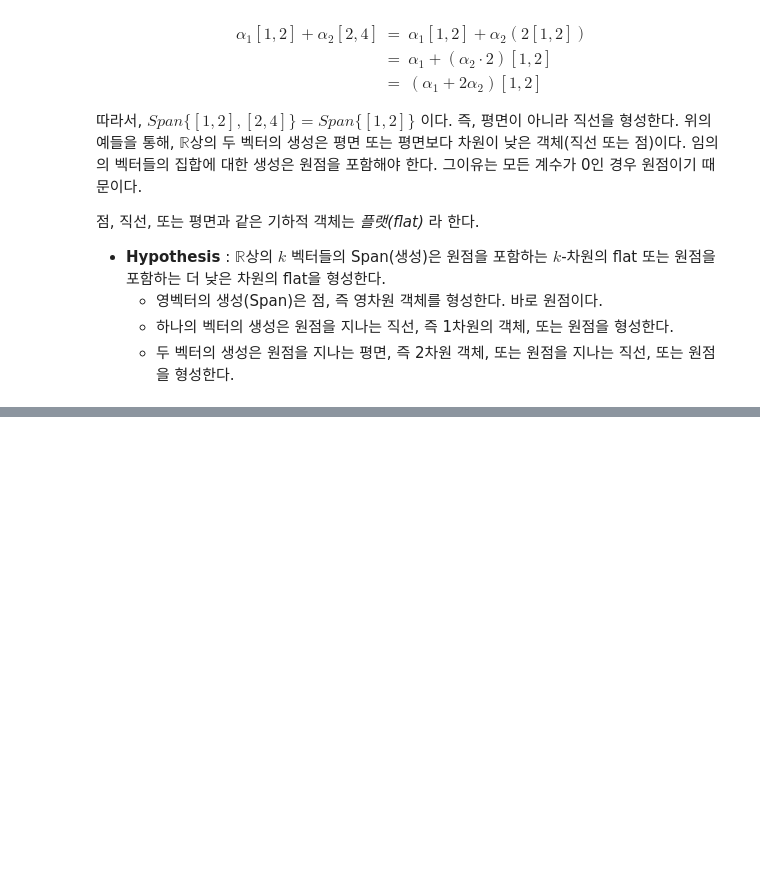
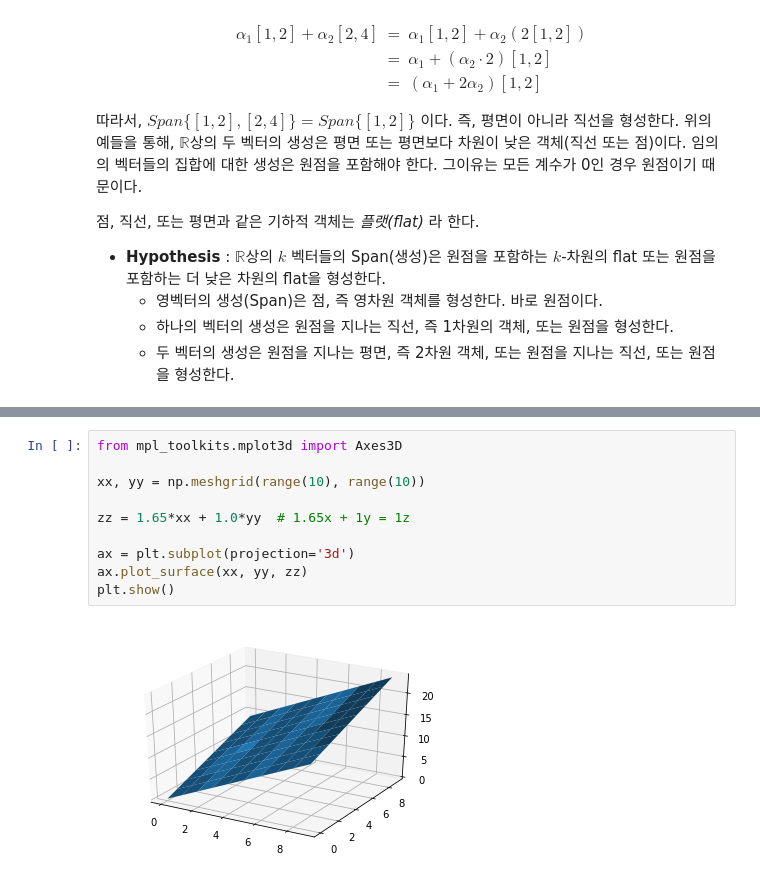
Before and after one commit to Gaheeheehee/Study, a Jupyter notebook: LinearAlgebra/CodingTheMatrix/Chap04 - The Vector Space/Chap04-The_Vector_Space.ipynb, the cells around one changed output, grey strips where cells are left out. Saved outputs shown, nothing was run; the diff lists cells and outputs as text; blank space fills up the shorter version.

```diff
--- a/LinearAlgebra/CodingTheMatrix/Chap04 - The Vector Space/Chap04-The_Vector_Space.ipynb
+++ b/LinearAlgebra/CodingTheMatrix/Chap04 - The Vector Space/Chap04-The_Vector_Space.ipynb
@@ -159,0 +175,12 @@ $$\begin{eqnarray} \alpha _{ 1 }[1,2]+\alpha _{ 2 }[2,4] & = & \alpha _{ 1 }[1,2
+# %%
+from mpl_toolkits.mplot3d import Axes3D
+
+xx, yy = np.meshgrid(range(10), range(10))
+
+zz = 1.65*xx + 1.0*yy  # 1.65x + 1y = 1z
+
+ax = plt.subplot(projection='3d')
+ax.plot_surface(xx, yy, zz)
+plt.show()
+# %% [output]
+[figure, added]
```
Also changed, not shown: parts of 8 cells of this notebook, 3 other files.
